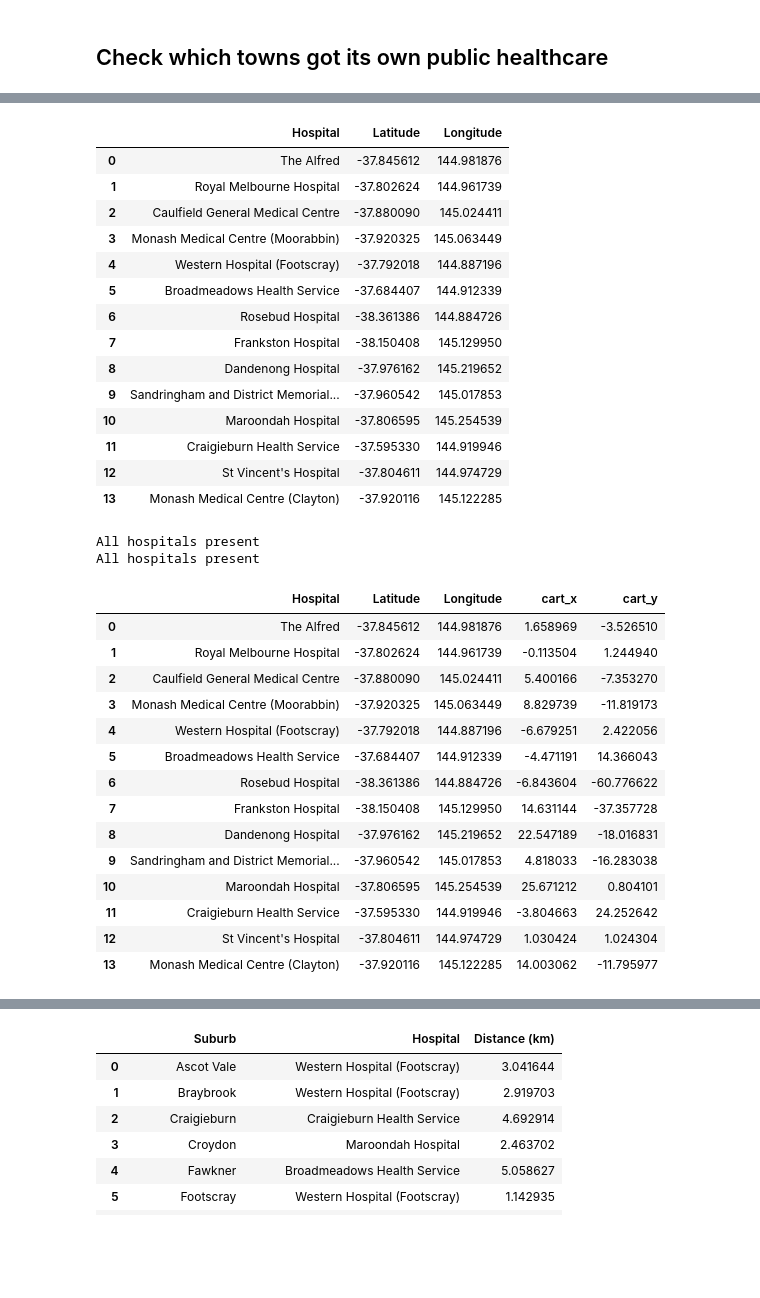
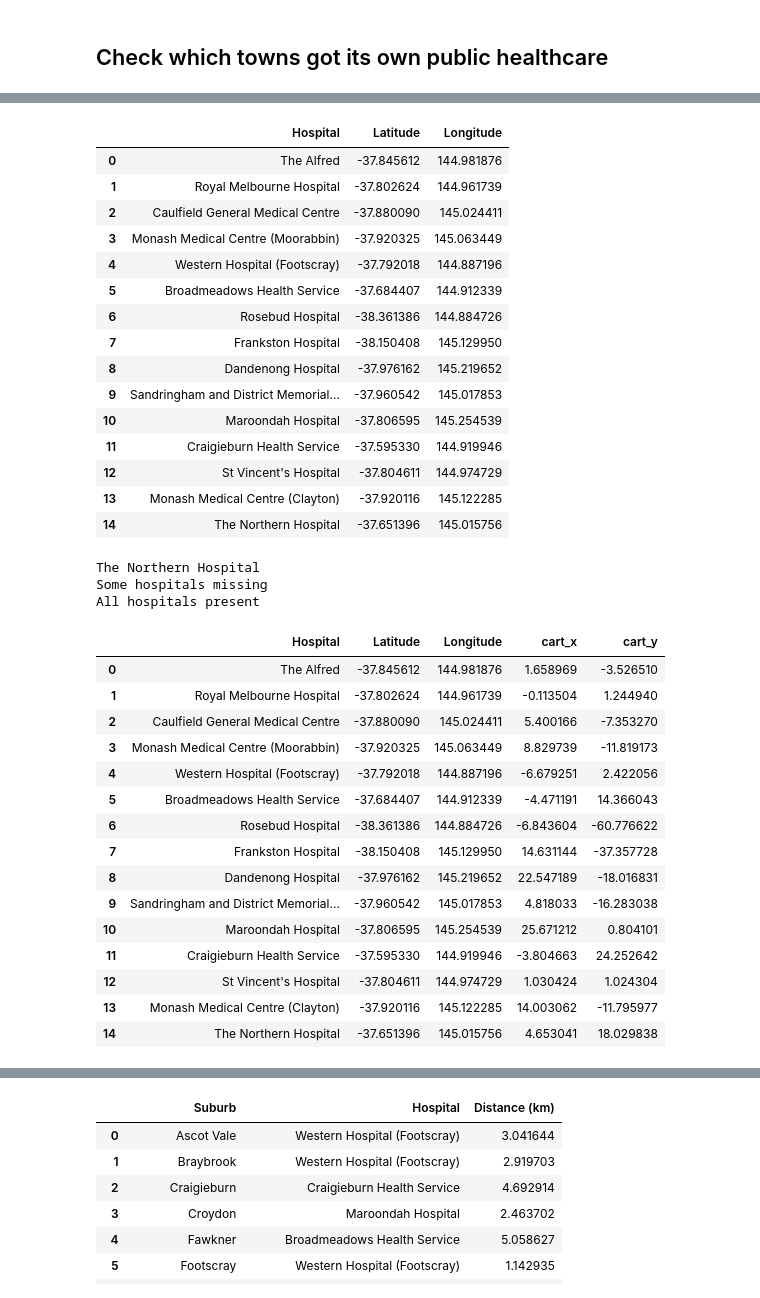
Before and after one commit to Subhasis-Biswas/ML4CPS_Project2, a Jupyter notebook: access_to_healthcare.ipynb, the cells around one changed output, grey strips where cells are left out. Cells and saved outputs as stored; diff of their text form; code cells hidden in the pictures; blank space fills up the shorter version.

```diff
--- a/access_to_healthcare.ipynb
+++ b/access_to_healthcare.ipynb
@@ -176,33 +176,36 @@ public_hospital_locs.loc[7]=['Frankston Hospital',-38.15040781435954,145.1299496
 # Dandenong Hospital, -37.97616185102236, 145.219651817351
 public_hospital_locs.loc[8]=['Dandenong Hospital',-37.97616185102236,145.219651817351]
 # Sandringham and District Memorial Hospital, -37.960541512601445, 145.01785345161932
 public_hospital_locs.loc[9]=['Sandringham and District Memorial Hospital',-37.960541512601445,145.01785345161932]
 # Maroondah Hospital, -37.80659538416403, 145.25453896881348
 public_hospital_locs.loc[10]=['Maroondah Hospital',-37.80659538416403,145.25453896881348]
 # Craigieburn Health Service, -37.59532980853025, 144.91994637916665
 public_hospital_locs.loc[11]=['Craigieburn Health Service',-37.59532980853025,144.91994637916665]
 # St Vincent's Hospital, -37.804611445718436, 144.97472872246814
 public_hospital_locs.loc[12]=["St Vincent's Hospital",-37.804611445718436,144.97472872246814]
 # Monash Medical Centre (Clayton), -37.92011584938465, 145.12228465492174
 public_hospital_locs.loc[13]=['Monash Medical Centre (Clayton)',-37.92011584938465,145.12228465492174]
+# The Northern Hospital, -37.65139647330335, 145.01575570363147
+public_hospital_locs.loc[14]=['The Northern Hospital',-37.65139647330335,145.01575570363147]
 
 public_hospital_locs
 # %% [output]
 |  | Hospital | Latitude | Longitude |
 | 0 | The Alfred | -37.845612 | 144.981876 |
 | 1 | Royal Melbourne Hospital | -37.802624 | 144.961739 |
 | 2 | Caulfield General Medical Centre | -37.880090 | 145.024411 |
 | 3 | Monash Medical Centre (Moorabbin) | -37.920325 | 145.063449 |
 | 4 | Western Hospital (Footscray) | -37.792018 | 144.887196 |
 | 5 | Broadmeadows Health Service | -37.684407 | 144.912339 |
 | 6 | Rosebud Hospital | -38.361386 | 144.884726 |
 | 7 | Frankston Hospital | -38.150408 | 145.129950 |
 | 8 | Dandenong Hospital | -37.976162 | 145.219652 |
 | 9 | Sandringham and District Memorial... | -37.960542 | 145.017853 |
 | 10 | Maroondah Hospital | -37.806595 | 145.254539 |
 | 11 | Craigieburn Health Service | -37.595330 | 144.919946 |
 | 12 | St Vincent's Hospital | -37.804611 | 144.974729 |
 | 13 | Monash Medical Centre (Clayton) | -37.920116 | 145.122285 |
+| 14 | The Northern Hospital | -37.651396 | 145.015756 |
 # %%
 # check if the Hospital names in the public_hospital_locs dataframe are present in the hospital_data dataframe
 # if not, print the names of the hospitals that are not present
@@ -226,7 +229,8 @@ for i in range(len(hospital_data)):
 if allOK: print('All hospitals present')
 else: print('Some hospitals missing')
 # %% [output]
+The Northern Hospital
+Some hospitals missing
 All hospitals present
-All hospitals present
 # %%
 # save the public_hospital_locs dataframe to a csv file
@@ -277,6 +281,7 @@ public_hospital_locs
 | 11 | Craigieburn Health Service | -37.595330 | 144.919946 | -3.804663 | 24.252642 |
 | 12 | St Vincent's Hospital | -37.804611 | 144.974729 | 1.030424 | 1.024304 |
 | 13 | Monash Medical Centre (Clayton) | -37.920116 | 145.122285 | 14.003062 | -11.795977 |
+| 14 | The Northern Hospital | -37.651396 | 145.015756 | 4.653041 | 18.029838 |
 # %%
 # plot the hospitals on a map
 plt.figure(figsize=(10,10))
```
Also changed, not shown: parts of 27 cells of this notebook, 1 other file.
